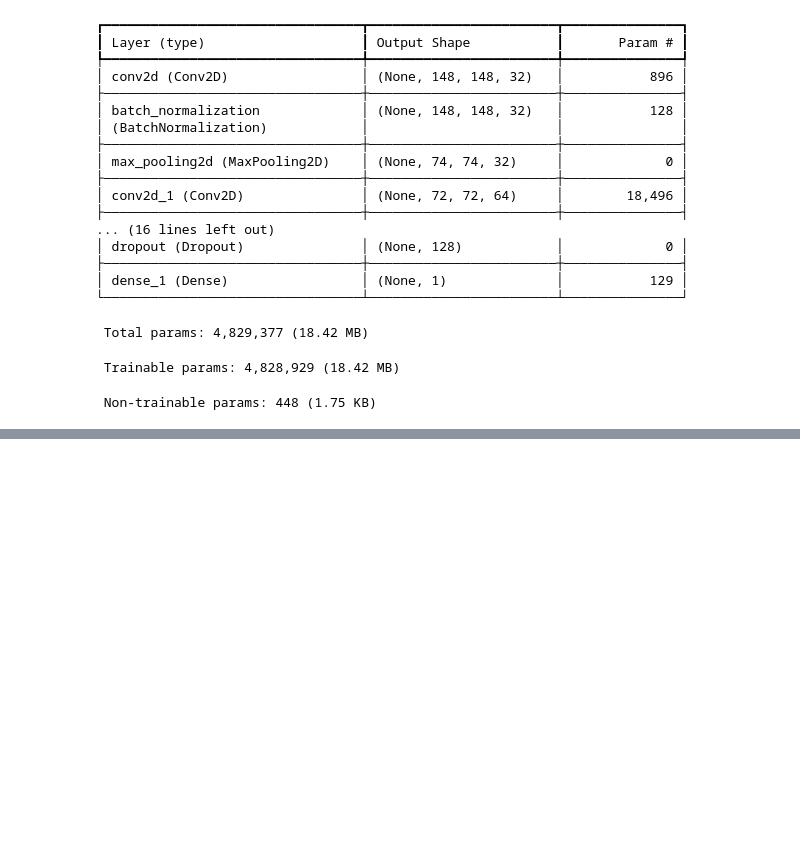
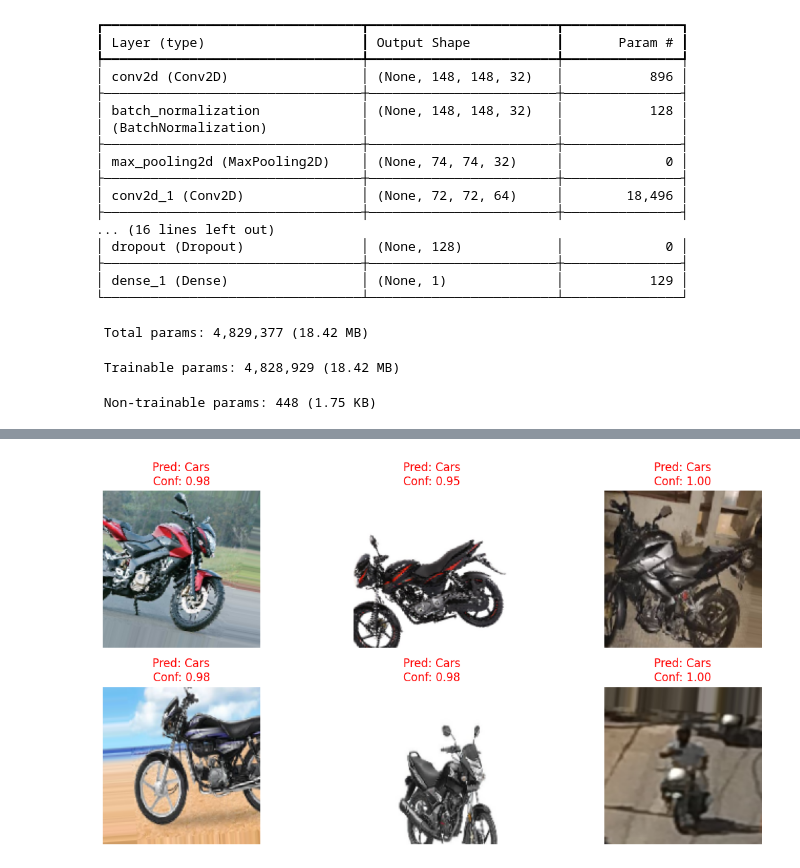
Before and after one commit to RashaadB/ai-ml-learning, a Jupyter notebook: Course4: Deep Learning/Projects: Course4/deepLearning_tensorFlow_keras.ipynb, the cells around one changed output, grey strips where cells are left out. Saved outputs shown, nothing was run; the diff lists cells and outputs as text; code cells hidden in the pictures; blank space fills up the shorter version.

```diff
--- a/Course4: Deep Learning/Projects: Course4/deepLearning_tensorFlow_keras.ipynb
+++ b/Course4: Deep Learning/Projects: Course4/deepLearning_tensorFlow_keras.ipynb
@@ -146,0 +279,86 @@ Model: "sequential"
+# %%
+import numpy as np
+import matplotlib.pyplot as plt
+from tensorflow.keras.models import load_model
+from sklearn.metrics import classification_report, confusion_matrix, ConfusionMatrixDisplay
+
+# Load the best saved model
+model = load_model('best_model.h5')
+
+# Get a batch of validation images and labels
+val_images, val_labels = next(val_generator)
+
+# Run predictions on the batch
+pred_probs = model.predict(val_images)
+
+# Convert probabilities to binary class predictions
+pred_labels = (pred_probs > 0.5).astype(int).flatten()
+
+# Get the class names from the generator
+class_names = list(val_generator.class_indices.keys())
+
+# Set the number of sample images to display
+num_images = 6
+
+# Create a plot to show sample predictions
+plt.figure(figsize=(12, 6))
+
+# Loop through the first few images in the batch
+for i in range(num_images):
+    # Create a subplot for each image
+    plt.subplot(2, 3, i + 1)
+
+    # Display the image
+    plt.imshow(val_images[i])
+    plt.axis('off')
+
+    # Get true and predicted class names
+    true_class = class_names[int(val_labels[i])]
+    predicted_class = class_names[int(pred_labels[i])]
+
+    # Get the prediction confidence
+    confidence = pred_probs[i][0]
+
+    # Set title color: green if correct, red if incorrect
+    color = 'green' if true_class == predicted_class else 'red'
+
+    # Display predicted class and confidence in the title
+    plt.title(f"Pred: {predicted_class}\nConf: {confidence:.2f}", color=color)
+
+# Adjust spacing and display the plot
+plt.tight_layout()
+plt.show()
+
+# Predict on the entire validation set
+val_generator.reset()
+all_probs = model.predict(val_generator, verbose=1)
+all_preds = (all_probs > 0.5).astype(int).flatten()
+true_labels = val_generator.classes
+
+# Generate a classification report
+report = classification_report(true_labels, all_preds, target_names=class_names)
+
+# Print the report to console
+print("Classification Report:\n")
+print(report)
+
+# Save the report to a text file
+with open("classification_report.txt", "w") as f:
+    f.write(report)
+
+# Generate and print the confusion matrix
+conf_matrix = confusion_matrix(true_labels, all_preds)
+print("Confusion Matrix:\n")
+print(conf_matrix)
+
+# Plot the confusion matrix
+disp = ConfusionMatrixDisplay(confusion_matrix=conf_matrix, display_labels=class_names)
+disp.plot(cmap=plt.cm.Blues)
+plt.title("Confusion Matrix")
+plt.grid(False)
+plt.show()
+
+# Save the model architecture summary to a text file
+with open("model_summary.txt", "w") as f:
+    model.summary(print_fn=lambda x: f.write(x + "\n"))
+# %% [output]
@@ -146,0 +367 @@ Model: "sequential"
+[figure, added]
```
Also changed, not shown: parts of 3 cells of this notebook, 5 other files.
